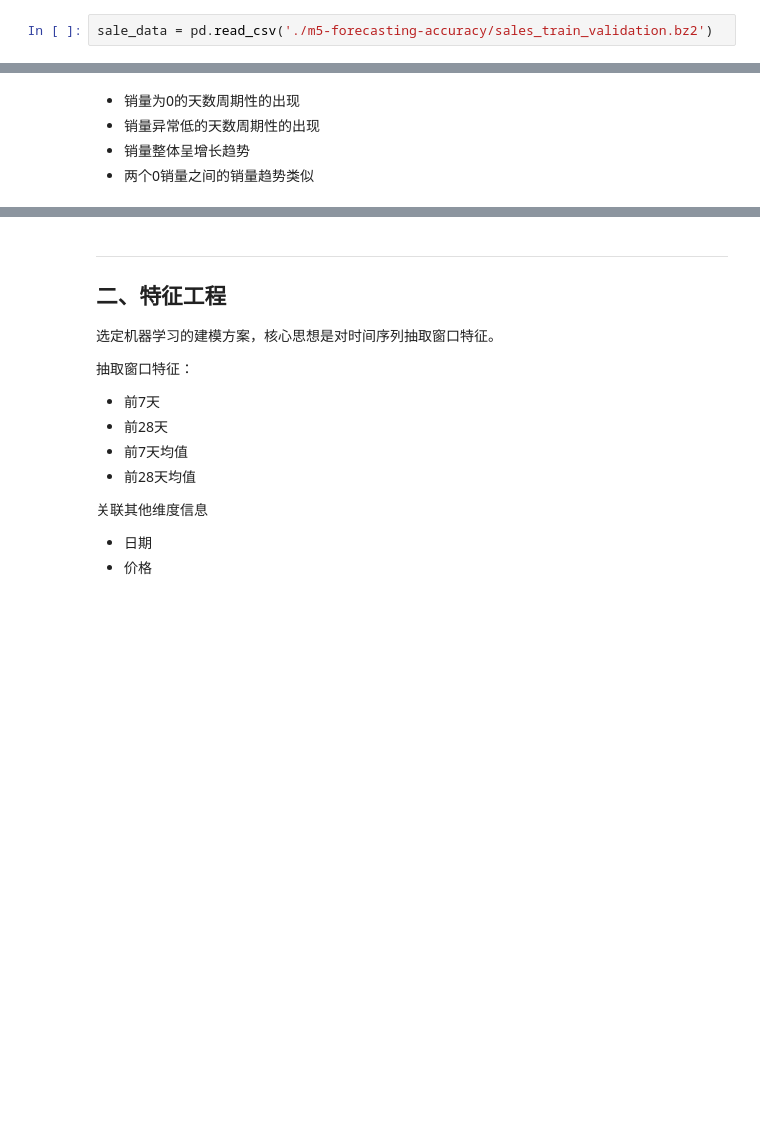
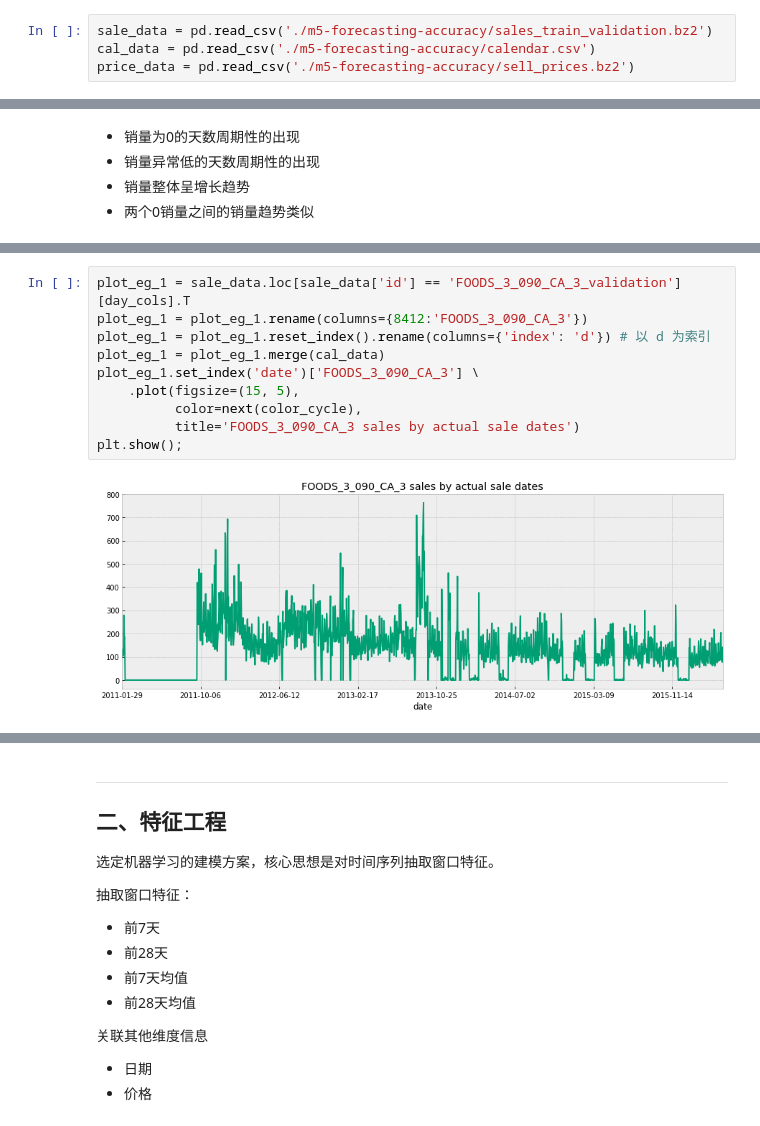
Before and after one commit to Zhu-Haikun/Kaggle-M5-Forecasting-Accuracy, a Jupyter notebook: M5-Competitors.ipynb, the cells around one changed output, grey strips where cells are left out. Saved outputs shown, nothing was run; the diff lists cells and outputs as text; blank space fills up the shorter version.

```diff
--- a/M5-Competitors.ipynb
+++ b/M5-Competitors.ipynb
@@ -72,6 +66,8 @@ $ bzip2 -z sell_prices.csv
 ### 加载与观察数据
 # %%
 sale_data = pd.read_csv('./m5-forecasting-accuracy/sales_train_validation.bz2')
+cal_data = pd.read_csv('./m5-forecasting-accuracy/calendar.csv')
+price_data = pd.read_csv('./m5-forecasting-accuracy/sell_prices.bz2')
 # %%
 sale_data.sample(10)
 # %% [output]
@@ -132,0 +138,12 @@ plt.show()
+# %%
+plot_eg_1 = sale_data.loc[sale_data['id'] == 'FOODS_3_090_CA_3_validation'][day_cols].T
+plot_eg_1 = plot_eg_1.rename(columns={8412:'FOODS_3_090_CA_3'})
+plot_eg_1 = plot_eg_1.reset_index().rename(columns={'index': 'd'}) # 以 d 为索引
+plot_eg_1 = plot_eg_1.merge(cal_data)
+plot_eg_1.set_index('date')['FOODS_3_090_CA_3'] \
+    .plot(figsize=(15, 5),
+          color=next(color_cycle),
+          title='FOODS_3_090_CA_3 sales by actual sale dates')
+plt.show();
+# %% [output]
+[figure, added]
```
Also changed, not shown: parts of 34 cells of this notebook.
